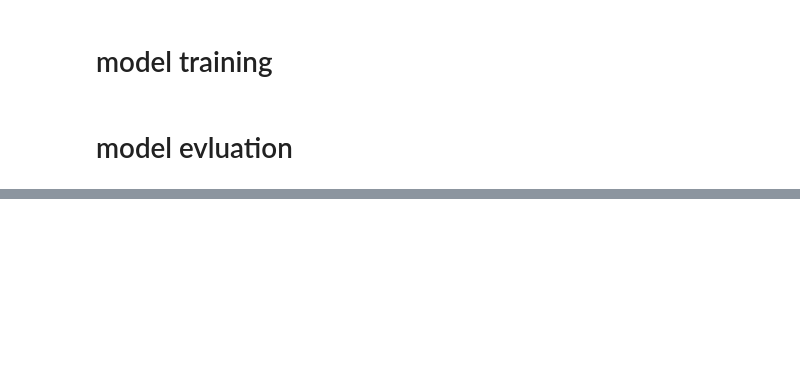
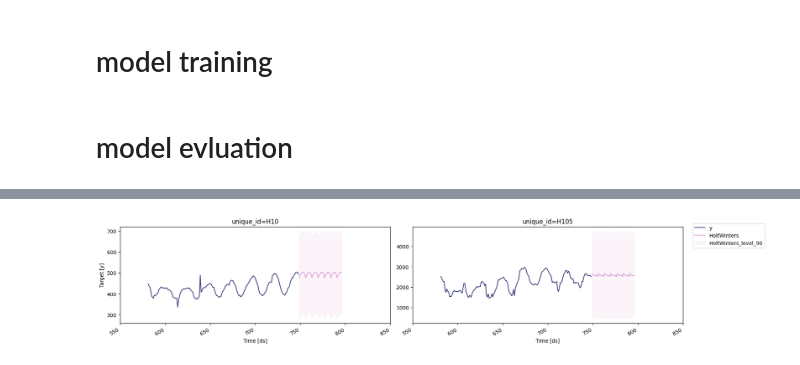
Before and after one commit to wangzhefeng/tsproj, a Jupyter notebook: forecast_stats/end2end.ipynb, the cells around one changed output, grey strips where cells are left out. Cells and saved outputs as stored; diff of their text form; code cells hidden in the pictures; blank space fills up the shorter version.

```diff
--- a/forecast_stats/end2end.ipynb
+++ b/forecast_stats/end2end.ipynb
@@ -96,7 +102,7 @@ sf = StatsForecast(
     models = models,
     freq = 1,
     fallback_model=SeasonalNaive(season_length=7),
-    n_jobs = 1,
+    n_jobs = -1,
 )
 # %% [markdown]
 # model evluation
@@ -107,0 +130,10 @@ sf.plot(Y_df, forecasts_df, models = ["HoltWinters", "DynamicOptimizedTheta"], u
+# %%
+sf.plot(
+    Y_df,
+    forecasts_df,
+    models = [str(sf.models[0])],
+    unique_ids = ["H10", "H105"],
+    level = [90]
+)
+# %% [output]
+[figure, added]
```
Also changed, not shown: parts of 14 cells of this notebook, 2 other files.
